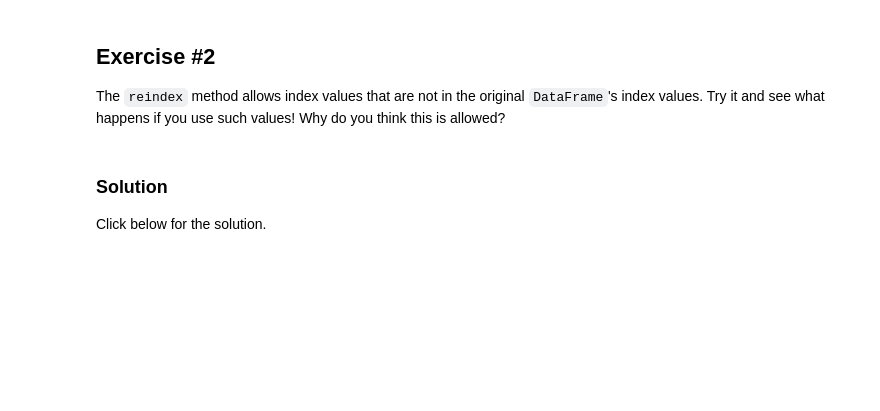
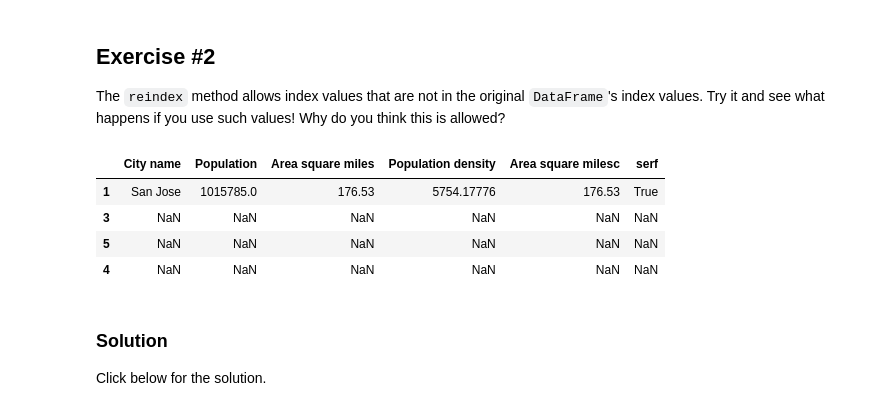
Before and after one commit to kevinngw/MLLC, a Jupyter notebook: intro_to_pandas.ipynb, the cells around one changed output. Saved outputs shown, nothing was run; the diff lists cells and outputs as text; code cells hidden in the pictures; blank space fills up the shorter version.

```diff
--- a/intro_to_pandas.ipynb
+++ b/intro_to_pandas.ipynb
@@ -122,0 +186,4 @@ Modify the `cities` table by adding a new boolean column that is True if and onl
+# %%
+cities.drop(columns=['Area square milesc'])
+cities['serf'] = (('San' in cities['City name']) > -1) & (cities['Area square miles'] > 50)
+cities
@@ -156,3 +240,11 @@ The `reindex` method allows index values that are not in the original `DataFrame
+# %%
+cities.reindex([1, 3, 5, 4])
+# %% [output]
+|  | City name | Population | Area square miles | Population density | Area square milesc | serf |
+| 1 | San Jose | 1015785.0 | 176.53 | 5754.17776 | 176.53 | True |
+| 3 | NaN | NaN | NaN | NaN | NaN | NaN |
+| 5 | NaN | NaN | NaN | NaN | NaN | NaN |
+| 4 | NaN | NaN | NaN | NaN | NaN | NaN |
 # %% [markdown]
 ### Solution
 
```
Also changed, not shown: parts of 19 cells of this notebook.
